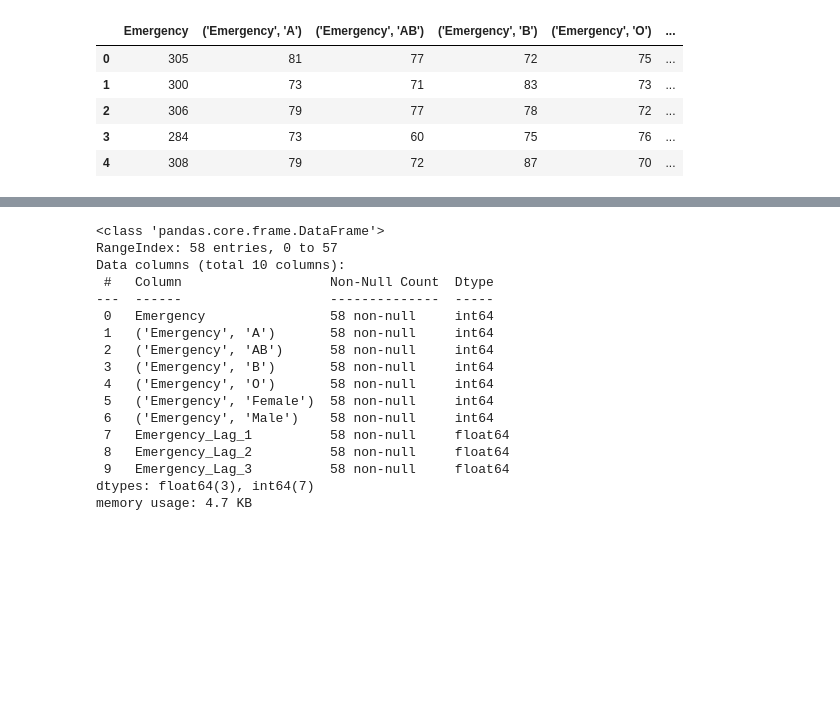
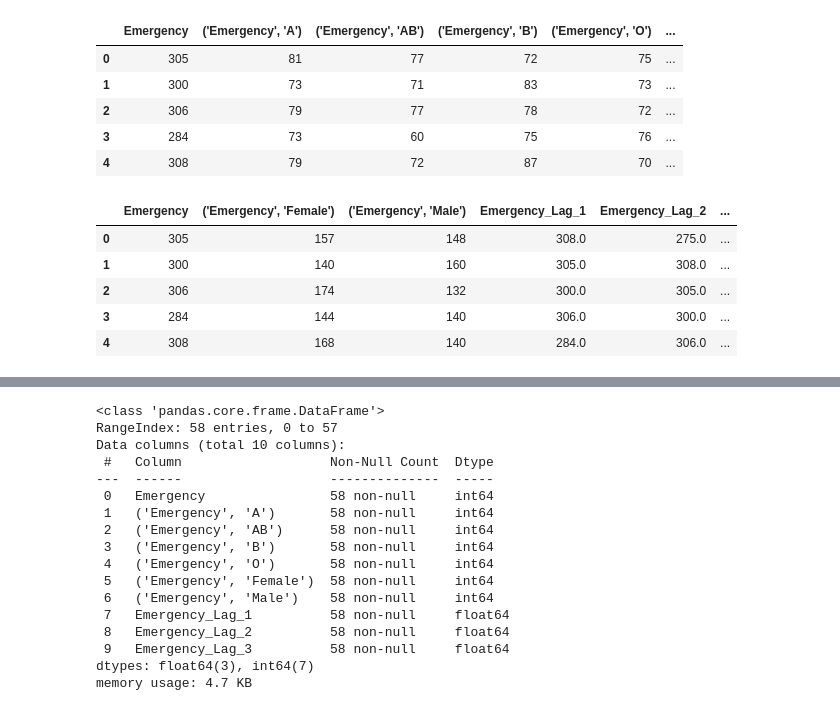
Before and after one commit to JinnOppa/MedInsight, a Jupyter notebook: Source/Prototype/sdm_ts_emergency.ipynb, the cells around one changed output, grey strips where cells are left out. Drawn from its saved outputs; the diff is of its cells as text; code cells hidden in the pictures; blank space fills up the shorter version.

```diff
--- a/Source/Prototype/sdm_ts_emergency.ipynb
+++ b/Source/Prototype/sdm_ts_emergency.ipynb
@@ -9,6 +9,8 @@ from sklearn.ensemble import RandomForestRegressor
 from sklearn.metrics import mean_absolute_error, mean_squared_error, r2_score
 # %%
 path = "C:\\Users\\Republic Of Gamers\\OneDrive\\Documents\\GitHub\\TSDN-BoyWithLuv\\Source\\Data\\sdm_emergency_monthly.csv"
+path2 = "C:\\Users\\Republic Of Gamers\\OneDrive\\Documents\\GitHub\\TSDN-BoyWithLuv\\Source\\Data\\sdm_emergency_monthly_gender_only.csv"
+path3 = "C:\\Users\\Republic Of Gamers\\OneDrive\\Documents\\GitHub\\TSDN-BoyWithLuv\\Source\\Data\\sdm_emergency_monthly_gender_RhFactor.csv"
 emergency_df = pd.read_csv(path)
 emergency_df.head()
 # %% [output]
@@ -18,3 +20,13 @@ emergency_df.head()
 | 2 | 306 | 79 | 77 | 78 | 72 | ... |
 | 3 | 284 | 73 | 60 | 75 | 76 | ... |
 | 4 | 308 | 79 | 72 | 87 | 70 | ... |
+# %%
+emergency_df_gender = pd.read_csv(path2)
+emergency_df_gender.head()
+# %% [output]
+|  | Emergency | ('Emergency', 'Female') | ('Emergency', 'Male') | Emergency_Lag_1 | Emergency_Lag_2 | ... |
+| 0 | 305 | 157 | 148 | 308.0 | 275.0 | ... |
+| 1 | 300 | 140 | 160 | 305.0 | 308.0 | ... |
+| 2 | 306 | 174 | 132 | 300.0 | 305.0 | ... |
+| 3 | 284 | 144 | 140 | 306.0 | 300.0 | ... |
+| 4 | 308 | 168 | 140 | 284.0 | 306.0 | ... |
```
Also changed, not shown: parts of 20 cells of this notebook, 20 other files.
